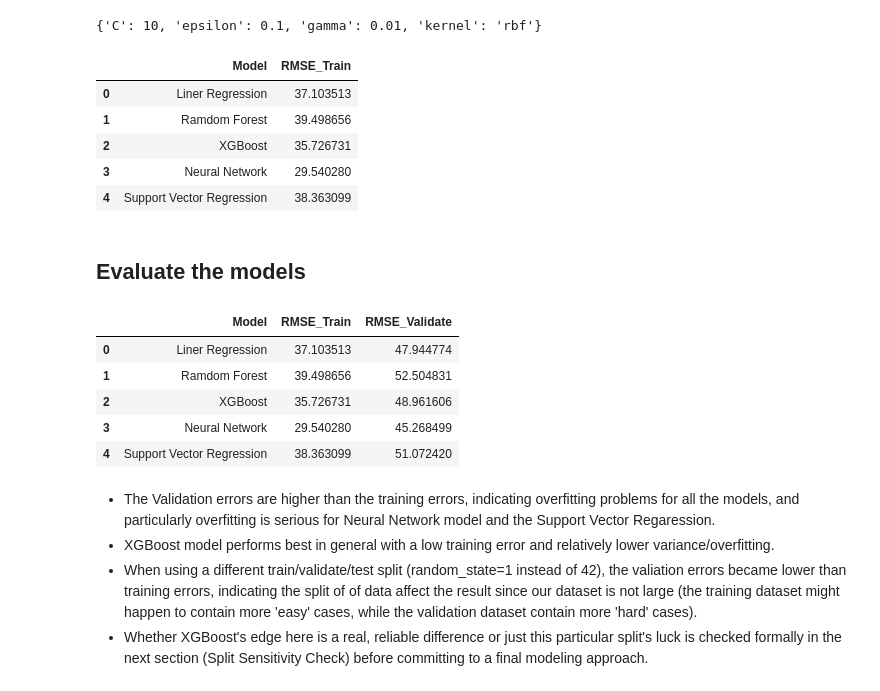
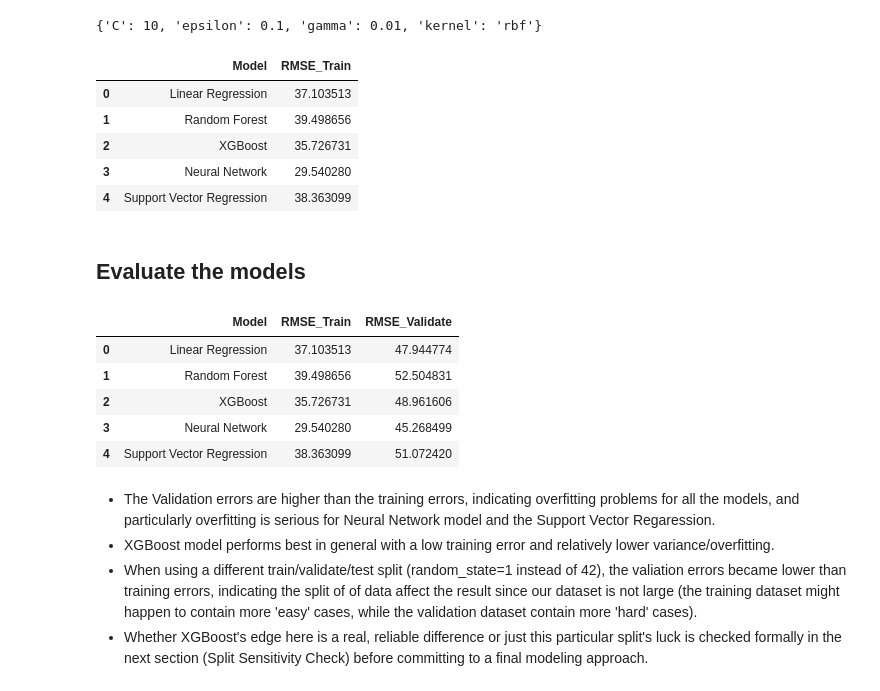
Before and after one commit to JShi12/Predict-Organic-Chemical-Boiling-Point, a Jupyter notebook: Boiling_Point_Predictor.ipynb, the cells around one changed output. Drawn from its saved outputs; the diff is of its cells as text; code cells hidden in the pictures.

```diff
--- a/Boiling_Point_Predicter.ipynb
+++ b/Boiling_Point_Predictor.ipynb
@@ -398,13 +398,13 @@ svr_cv.best_params_
 {'C': 10, 'epsilon': 0.1, 'gamma': 0.01, 'kernel': 'rbf'}
 # %%
 # Summarise the results from different models
-results={'Liner Regression':lr_rmse_unscaled, 'Ramdom Forest':rf_rmse,'XGBoost':xgb_rmse, 'Neural Network':nn_rmse_unscaled,'Support Vector Regression':svr_rmse_unscaled}
+results={'Linear Regression':lr_rmse_unscaled, 'Random Forest':rf_rmse,'XGBoost':xgb_rmse, 'Neural Network':nn_rmse_unscaled,'Support Vector Regression':svr_rmse_unscaled}
 TrainError = pd.DataFrame(list(results.items()), columns=['Model', 'RMSE_Train'])
 TrainError
 # %% [output]
 |  | Model | RMSE_Train |
-| 0 | Liner Regression | 37.103513 |
-| 1 | Ramdom Forest | 39.498656 |
+| 0 | Linear Regression | 37.103513 |
+| 1 | Random Forest | 39.498656 |
 | 2 | XGBoost | 35.726731 |
 | 3 | Neural Network | 29.540280 |
 | 4 | Support Vector Regression | 38.363099 |
@@ -445,14 +445,14 @@ r2_xgb = r2_score(y_val, y_pred_xgb)
 r2_nn = r2_score(y_val, y_pred_nn)
 r2_svr = r2_score(y_val, y_pred_svr)
 
-results={'Model':['Liner Regression', 'Ramdom Forest','XGBoost', 'Neural Network','Support Vector Regression'],'RMSE_Validate':[rmse_lr,rmse_rf,rmse_xgb,rmse_nn,rmse_svr]}
+results={'Model':['Linear Regression', 'Random Forest','XGBoost', 'Neural Network','Support Vector Regression'],'RMSE_Validate':[rmse_lr,rmse_rf,rmse_xgb,rmse_nn,rmse_svr]}
 ValidationError=pd.DataFrame(results)
 Error=pd.merge(TrainError,ValidationError, on='Model')
 Error
 # %% [output]
 |  | Model | RMSE_Train | RMSE_Validate |
-| 0 | Liner Regression | 37.103513 | 47.944774 |
-| 1 | Ramdom Forest | 39.498656 | 52.504831 |
+| 0 | Linear Regression | 37.103513 | 47.944774 |
+| 1 | Random Forest | 39.498656 | 52.504831 |
 | 2 | XGBoost | 35.726731 | 48.961606 |
 | 3 | Neural Network | 29.540280 | 45.268499 |
 | 4 | Support Vector Regression | 38.363099 | 51.072420 |
```
Also changed, not shown: 5 other files.
